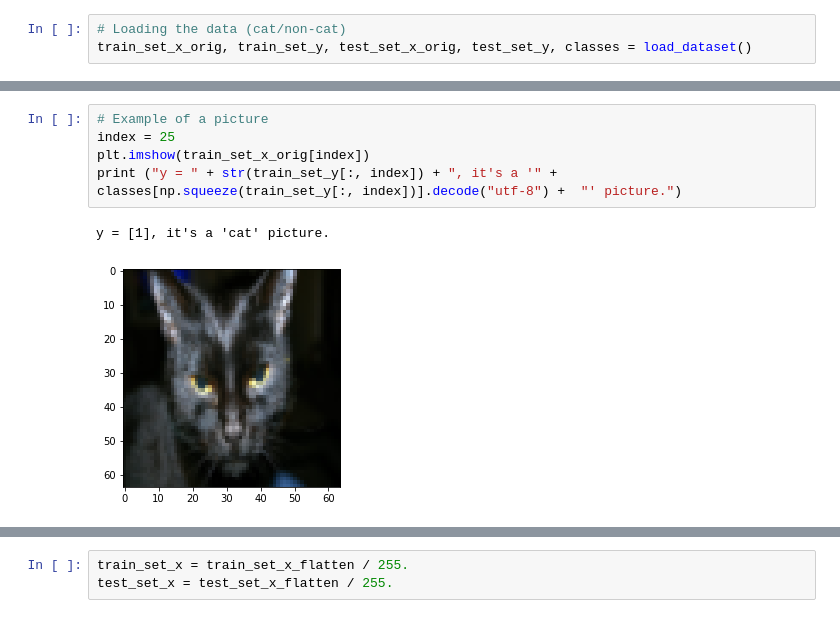
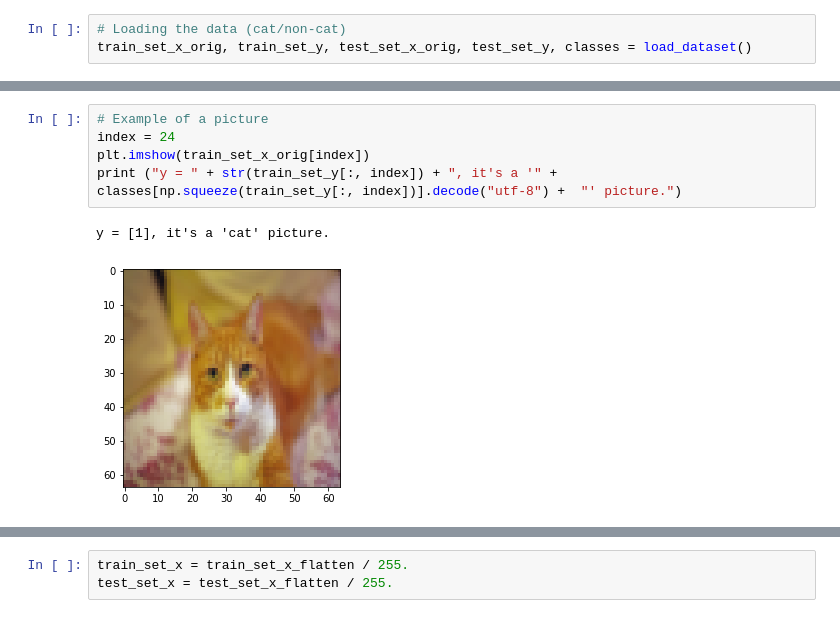
Before and after one commit to Hiren2002/Logistic-Regression, a Jupyter notebook: Logistic_Regression_with_a_Neural_Network_mindset.ipynb, the cells around one changed output, grey strips where cells are left out. Saved outputs shown, nothing was run; the diff lists cells and outputs as text.

```diff
--- a/Logistic_Regression_with_a_Neural_Network_mindset.ipynb
+++ b/Logistic_Regression_with_a_Neural_Network_mindset.ipynb
@@ -54,8 +42,8 @@ Each line of your train_set_x_orig and test_set_x_orig is an array representing
 # %%
 # Example of a picture
-index = 25
+index = 24
 plt.imshow(train_set_x_orig[index])
 print ("y = " + str(train_set_y[:, index]) + ", it's a '" + classes[np.squeeze(train_set_y[:, index])].decode("utf-8") +  "' picture.")
 # %% [output]
 y = [1], it's a 'cat' picture.
-[figure, old version]
+[figure, new version]
```
Also changed, not shown: parts of 46 cells of this notebook.
